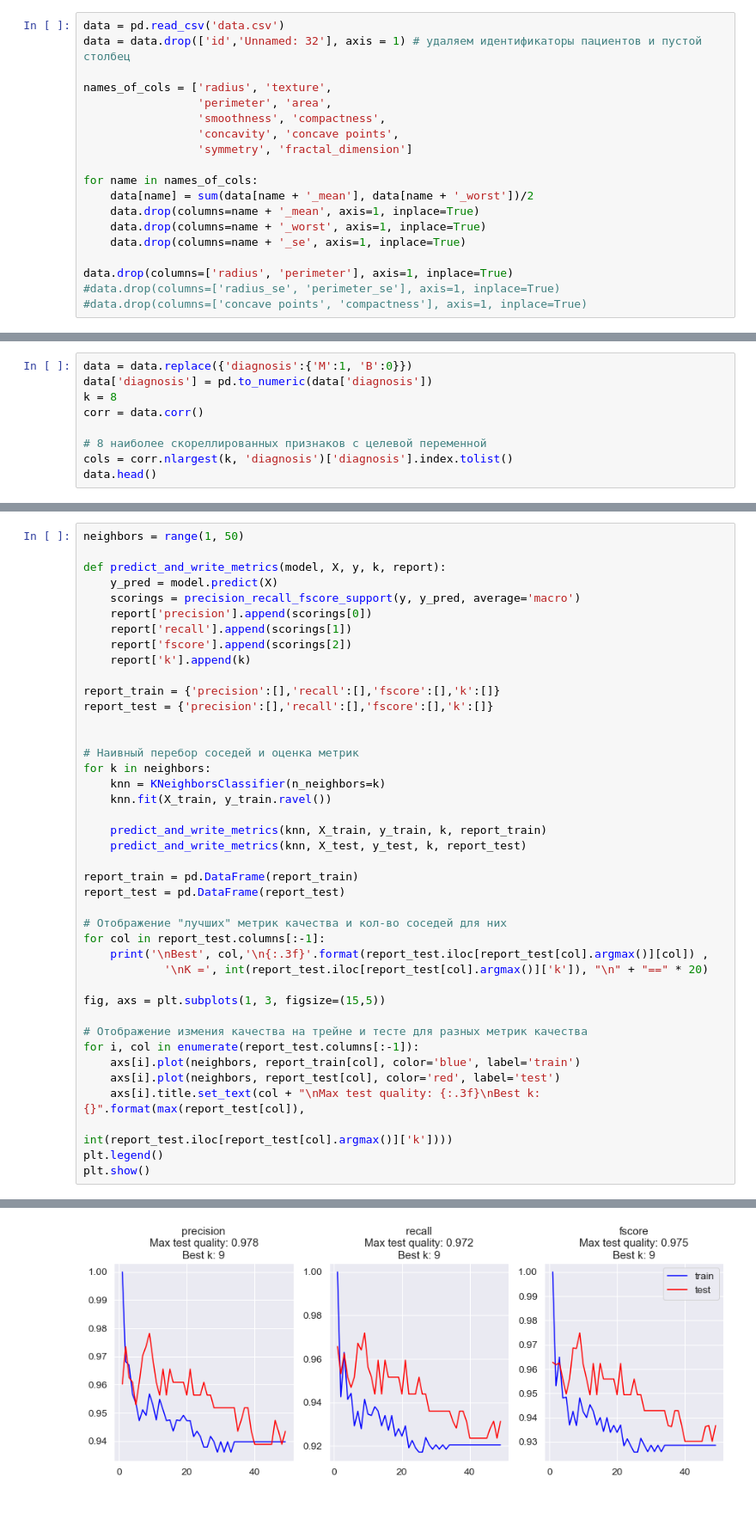
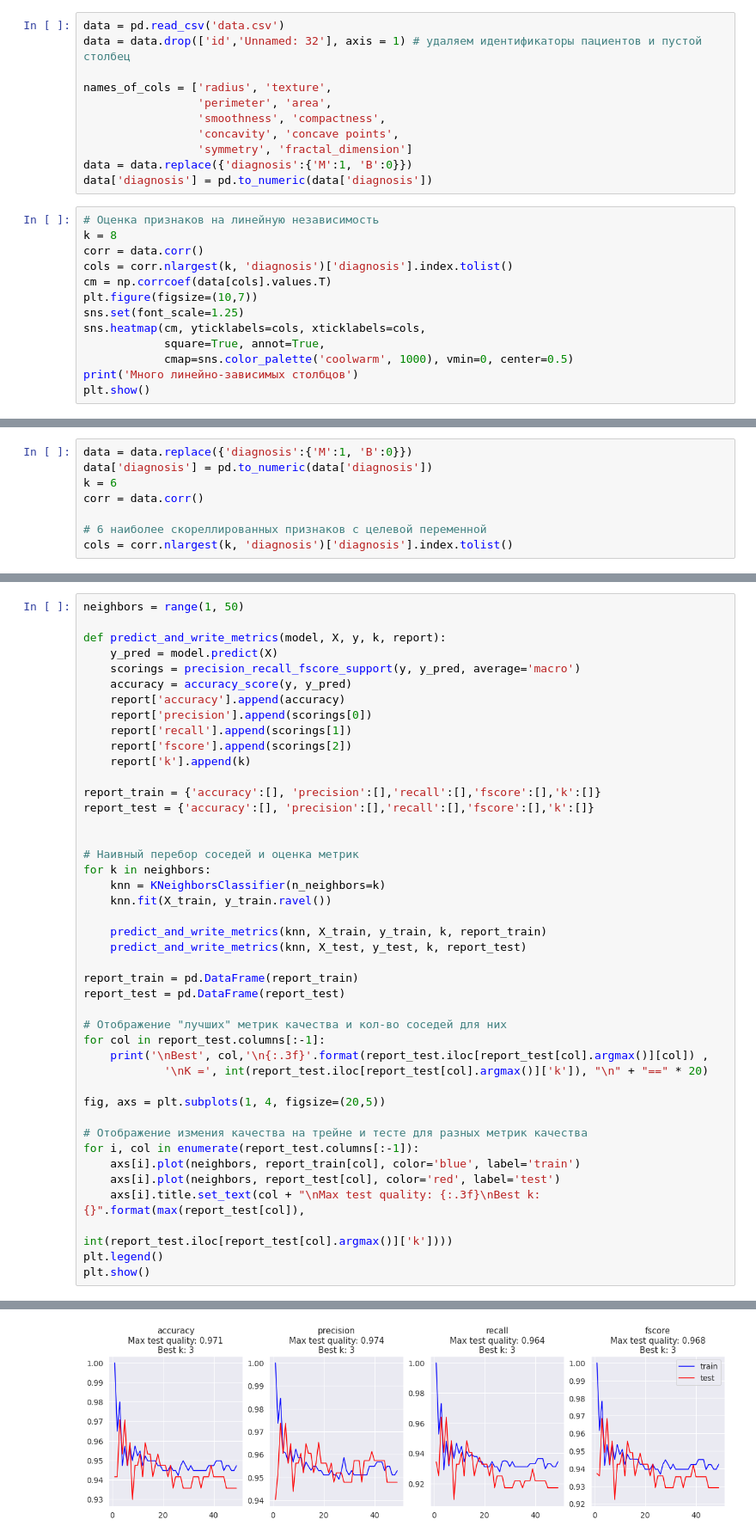
Before and after one commit to grannycola/my_projects, a Jupyter notebook: hw-4/model.ipynb, the cells around one changed output, grey strips where cells are left out. Shown at 86% size. Saved outputs shown, nothing was run; the diff lists cells and outputs as text; blank space fills up the shorter version.

```diff
--- a/hw-4/model.ipynb
+++ b/hw-4/model.ipynb
@@ -23,13 +23,18 @@ names_of_cols = ['radius', 'texture',
                  'smoothness', 'compactness',
                  'concavity', 'concave points',
                  'symmetry', 'fractal_dimension']
-
-for name in names_of_cols:
-    data[name] = sum(data[name + '_mean'], data[name + '_worst'])/2
-    data.drop(columns=name + '_mean', axis=1, inplace=True)
-    data.drop(columns=name + '_worst', axis=1, inplace=True)
-    data.drop(columns=name + '_se', axis=1, inplace=True)
-
-data.drop(columns=['radius', 'perimeter'], axis=1, inplace=True)
-#data.drop(columns=['radius_se', 'perimeter_se'], axis=1, inplace=True)
-#data.drop(columns=['concave points', 'compactness'], axis=1, inplace=True)
+data = data.replace({'diagnosis':{'M':1, 'B':0}})
+data['diagnosis'] = pd.to_numeric(data['diagnosis'])
+# %%
+# Оценка признаков на линейную независимость
+k = 8
+corr = data.corr()
+cols = corr.nlargest(k, 'diagnosis')['diagnosis'].index.tolist()
+cm = np.corrcoef(data[cols].values.T)
+plt.figure(figsize=(10,7))
+sns.set(font_scale=1.25)
+sns.heatmap(cm, yticklabels=cols, xticklabels=cols,
+            square=True, annot=True,
+            cmap=sns.color_palette('coolwarm', 1000), vmin=0, center=0.5)
+print('Много линейно-зависимых столбцов')
+plt.show()
@@ -36,9 +55,8 @@ data.drop(columns=['radius', 'perimeter'], axis=1, inplace=True)
 # %%
 data = data.replace({'diagnosis':{'M':1, 'B':0}})
 data['diagnosis'] = pd.to_numeric(data['diagnosis'])
-k = 8
+k = 6
 corr = data.corr()
 
-# 8 наиболее скореллированных признаков с целевой переменной
+# 6 наиболее скореллированных признаков с целевой переменной
 cols = corr.nlargest(k, 'diagnosis')['diagnosis'].index.tolist()
-data.head()
@@ -78,13 +89,15 @@ neighbors = range(1, 50)
 def predict_and_write_metrics(model, X, y, k, report):
     y_pred = model.predict(X)
     scorings = precision_recall_fscore_support(y, y_pred, average='macro')
+    accuracy = accuracy_score(y, y_pred)
+    report['accuracy'].append(accuracy)
     report['precision'].append(scorings[0])
     report['recall'].append(scorings[1])
     report['fscore'].append(scorings[2])
     report['k'].append(k)
 
-report_train = {'precision':[],'recall':[],'fscore':[],'k':[]}
-report_test = {'precision':[],'recall':[],'fscore':[],'k':[]}
+report_train = {'accuracy':[], 'precision':[],'recall':[],'fscore':[],'k':[]}
+report_test = {'accuracy':[], 'precision':[],'recall':[],'fscore':[],'k':[]}
 
 
 # Наивный перебор соседей и оценка метрик
@@ -103,7 +116,7 @@ for col in report_test.columns[:-1]:
     print('\nBest', col,'\n{:.3f}'.format(report_test.iloc[report_test[col].argmax()][col]) ,
             '\nK =', int(report_test.iloc[report_test[col].argmax()]['k']), "\n" + "==" * 20)
 
-fig, axs = plt.subplots(1, 3, figsize=(15,5))
+fig, axs = plt.subplots(1, 4, figsize=(20,5))
 
 # Отображение измения качества на трейне и тесте для разных метрик качества
 for i, col in enumerate(report_test.columns[:-1]):
@@ -130,3 +148,3 @@ K = 9
 ========================================
-[figure, old version]
+[figure, new version]
 # %%
```
Also changed, not shown: parts of 11 cells of this notebook.
